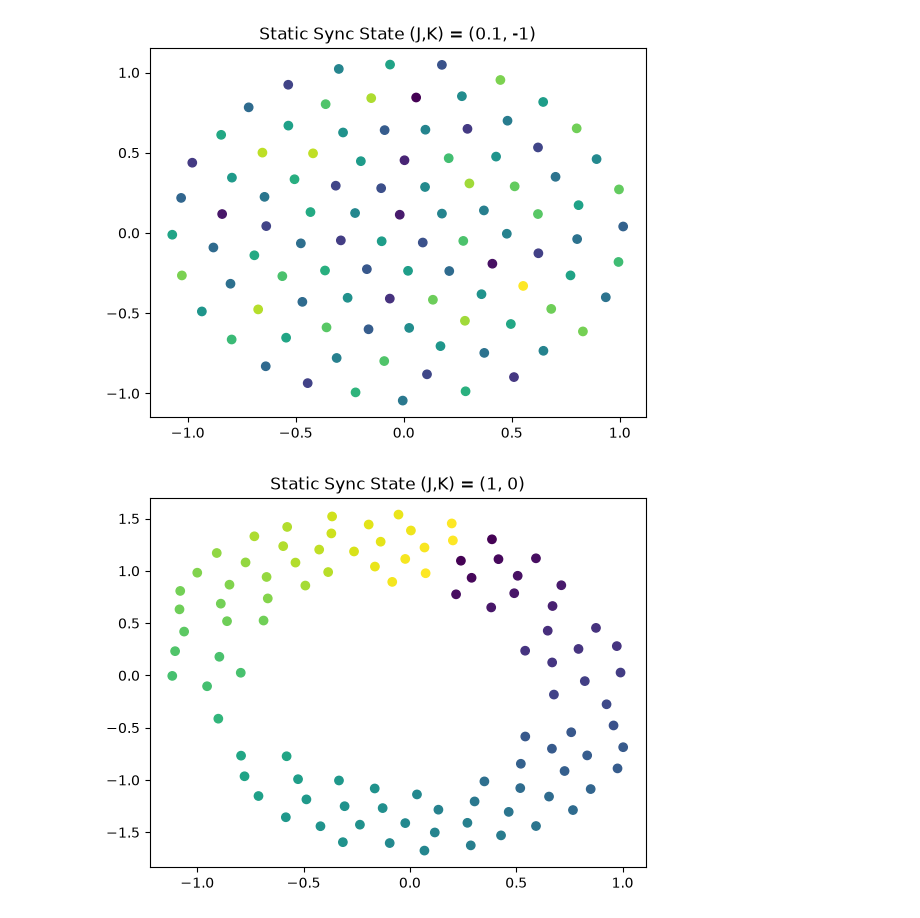
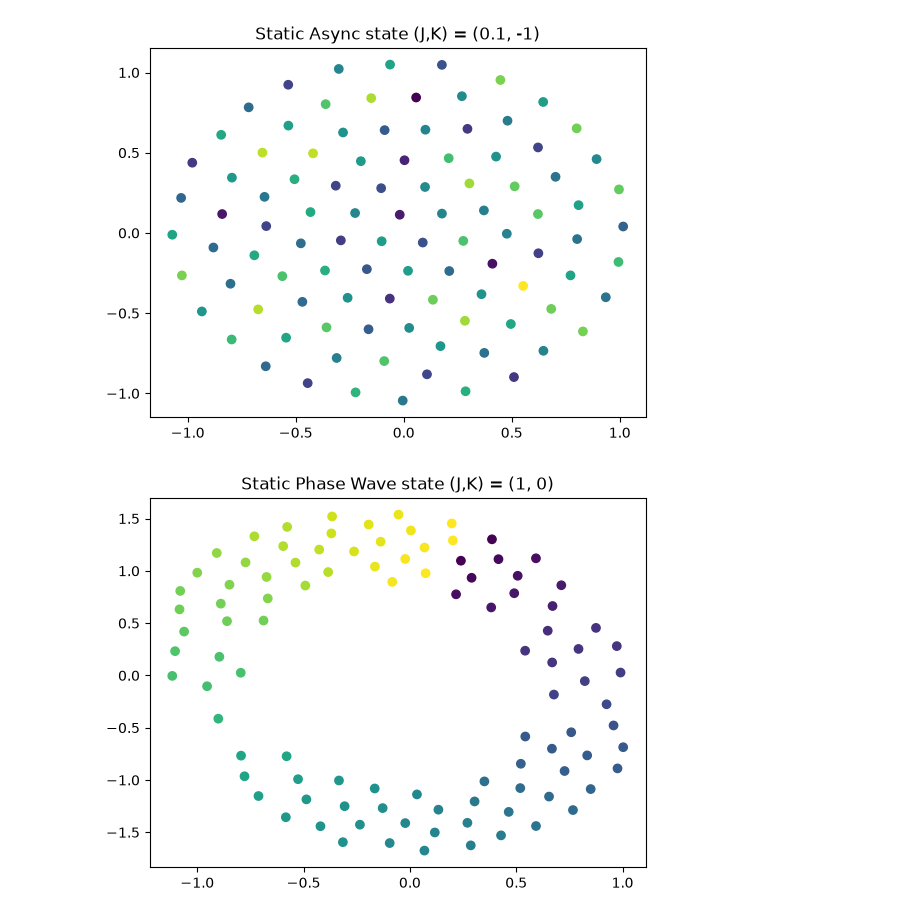
Before and after one commit to sofiadilucia/PoCN_project, a Jupyter notebook: code/swarmalators.ipynb, the cells around one changed output. Drawn from its saved outputs; the diff is of its cells as text; code cells hidden in the pictures.

Commit message:
Defined S and cleaner plots

```diff
--- a/code/swarmalators.ipynb
+++ b/code/swarmalators.ipynb
@@ -62,9 +84,40 @@ t = np.arange(start=0, stop=100, step=0.1)
+# %%
+def set_title(S, J, K):
+    Kc = -1.2*J
+
+    if K>0:
+        title = 'Static Sync state'
+    if K==0:
+        title = 'Static Phase Wave state'
+    if K<0:
+        print(f'J={J}, Kc={Kc}')
+        if J<Kc:
+            title = 'Static Async state'
+        else:
+            # add condition to distinguish between the two dynamic phase
+            title = 'Dynamic state'
+
+    return title
 # %%
 def solution(J, K, z0, t, N):
     sol = odeint(position, z0, t, args=(J, K, N))
     positions = sol[:,:2*N].reshape(len(t), N, 2)
     phases = sol[:,2*N:]
 
+    # compute S
+    xi, yi = positions[:,:,0], positions[:,:,1]
+
+    phi = np.arctan2(yi, xi)
+
+    Wp = np.mean(np.exp(1j * (phi + phases[:,:])), axis=1)
+    Wm = np.mean(np.exp(1j * (phi - phases[:,:])), axis=1)
+
+    Sp, Sm = np.abs(Wp), np.abs(Wm)
+    S = np.max(np.vstack((Sp, Sm)), axis=0)
+
+    title = set_title(S=S, J=J, K=K)
     plt.scatter(positions[-1, :, 0], positions[-1, :, 1], c=phases[-1,:])
-    plt.title(f'Static Sync State (J,K) = {J, K}')
+    plt.title(f'{title} (J,K) = {J, K}')
     plt.show()
+
+    return S
@@ -75,9 +128,9 @@ solution(0.1, 1, z0, t, N)
 # %%
-solution(0.1, -1, z0, t, N)
+S_async = solution(0.1, -1, z0, t, N)
 # %% [output]
-[figure, old version]
+[figure, new version]
 # %%
-solution(1, 0, z0, t, N)
+S_phase = solution(1, 0, z0, t, N)
 # %% [output]
-[figure, old version]
+[figure, new version]
 # %%
```
Also changed, not shown: parts of 11 cells of this notebook.
